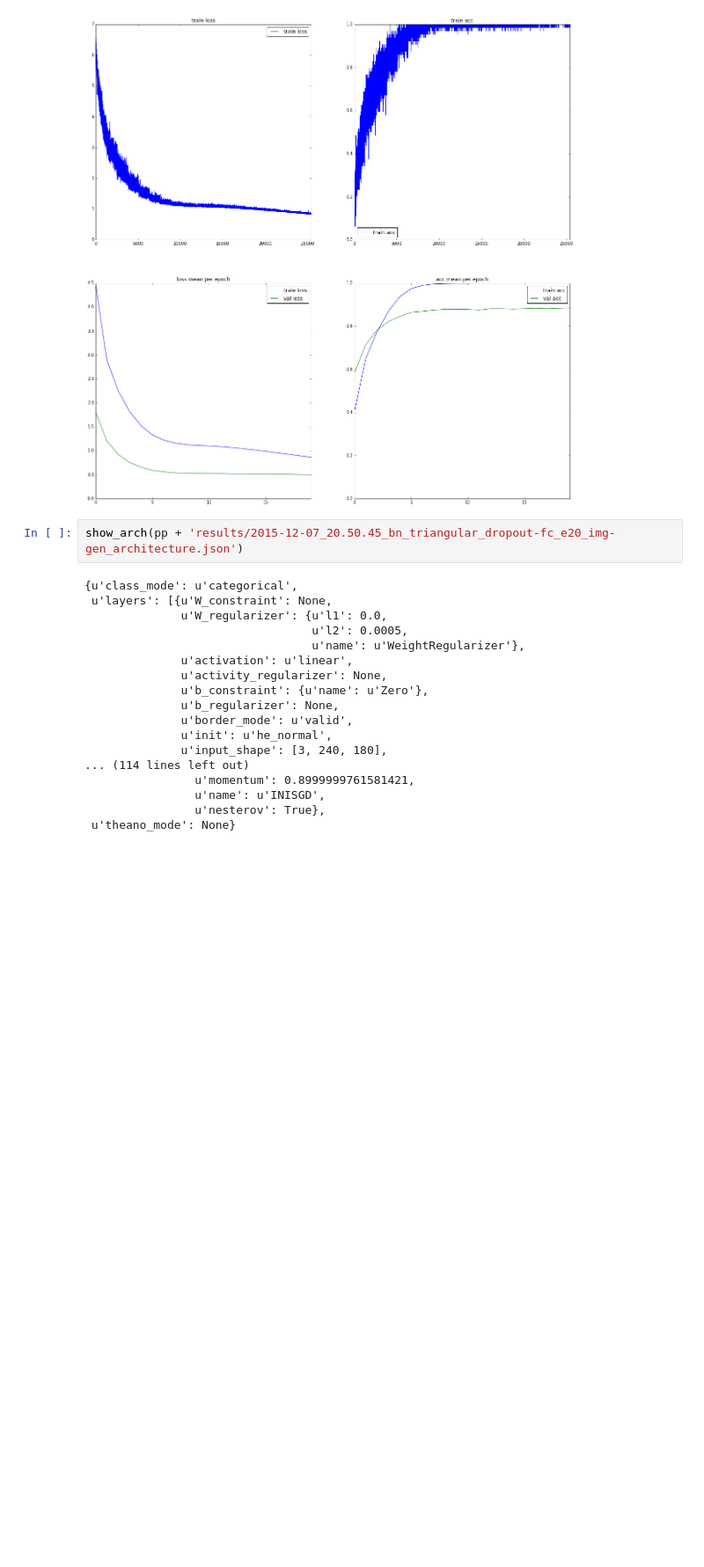
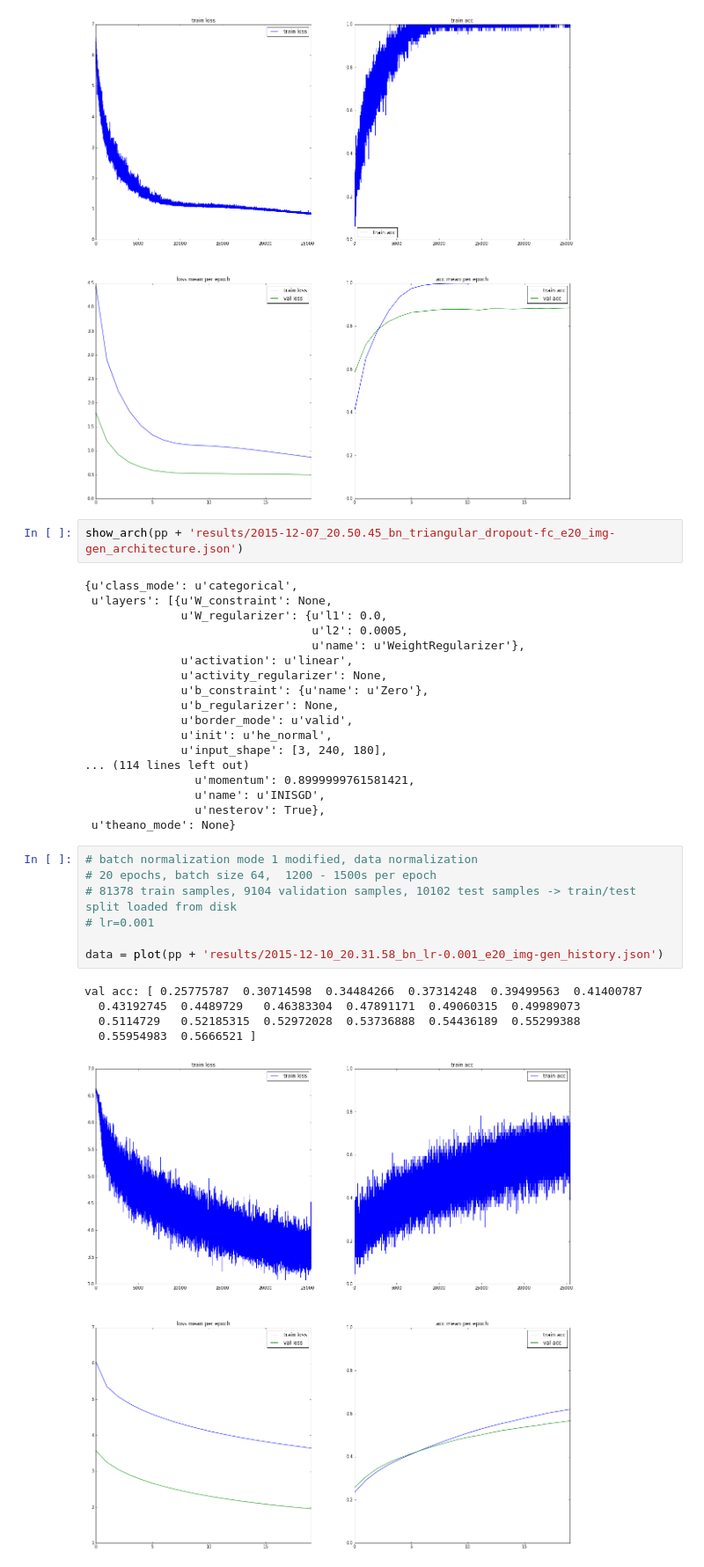
Before and after one commit to marcuniq/ini_caltech101, a Jupyter notebook: iPython Notebooks/Results visualization - every step.ipynb, the cells around one changed output. Shown at 88% size. Saved outputs shown, nothing was run; the diff lists cells and outputs as text; blank space fills up the shorter version.

Commit message:
experiment: bn, lr 0.001, 20 epochs

```diff
--- a/iPython Notebooks/Results visualization - every step.ipynb
+++ b/iPython Notebooks/Results visualization - every step.ipynb
@@ -551,3 +550,16 @@ show_arch(pp + 'results/2015-12-07_20.50.45_bn_triangular_dropout-fc_e20_img-gen
                 u'name': u'INISGD',
                 u'nesterov': True},
  u'theano_mode': None}
+# %%
+# batch normalization mode 1 modified, data normalization
+# 20 epochs, batch size 64,  1200 - 1500s per epoch
+# 81378 train samples, 9104 validation samples, 10102 test samples -> train/test split loaded from disk
+# lr=0.001
+
+data = plot(pp + 'results/2015-12-10_20.31.58_bn_lr-0.001_e20_img-gen_history.json')
+# %% [output]
+val acc: [ 0.25775787  0.30714598  0.34484266  0.37314248  0.39499563  0.41400787
+  0.43192745  0.4489729   0.46383304  0.47891171  0.49060315  0.49989073
+  0.5114729   0.52185315  0.52972028  0.53736888  0.54436189  0.55299388
+  0.55954983  0.5666521 ]
+[figure, added]
```
Also changed, not shown: parts of 2 cells of this notebook, 4 other files.
